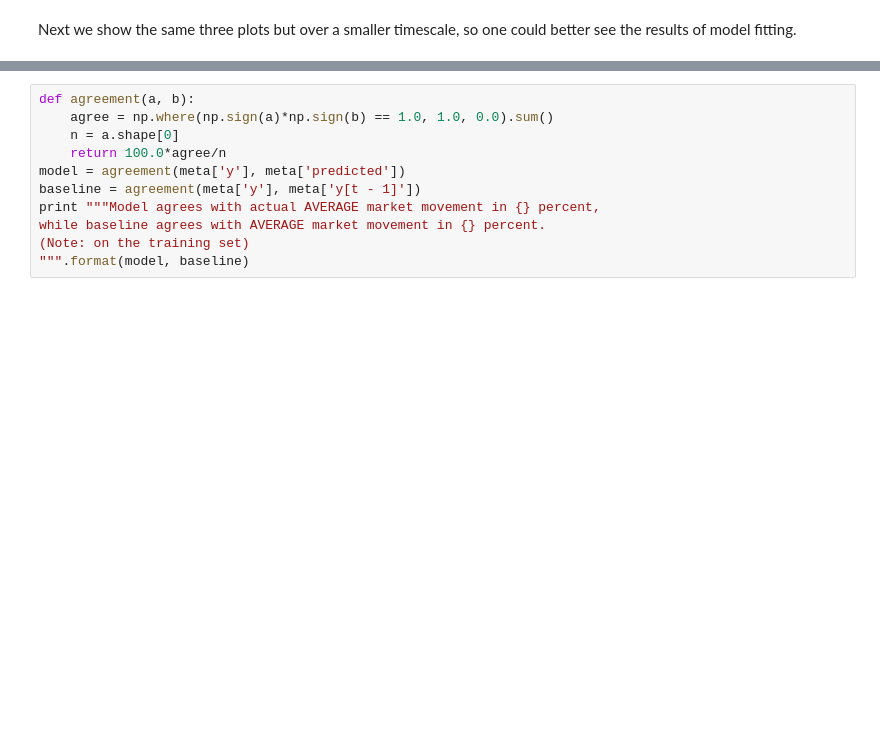
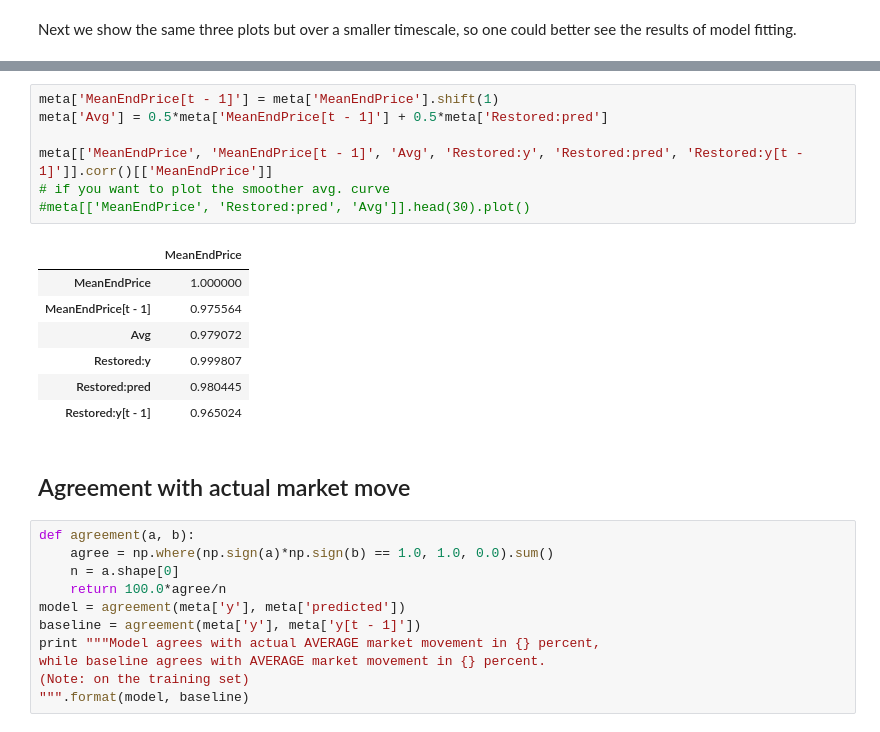
Before and after one commit to Originate/dbg-pds-tensorflow-demo, a Jupyter notebook: notebooks/supporting/simple-linear-model.ipynb, the cells around one changed output, grey strips where cells are left out. Drawn from its saved outputs; the diff is of its cells as text; blank space fills up the shorter version.

```diff
--- a/notebooks/supporting/simple-linear-model.ipynb
+++ b/notebooks/supporting/simple-linear-model.ipynb
@@ -270,3 +282,20 @@ meta[['MeanEndPrice', 'Restored:y', 'Restored:pred', 'Restored:y[t - 1]']].corr(
+# %%
+meta['MeanEndPrice[t - 1]'] = meta['MeanEndPrice'].shift(1)
+meta['Avg'] = 0.5*meta['MeanEndPrice[t - 1]'] + 0.5*meta['Restored:pred']
+
+meta[['MeanEndPrice', 'MeanEndPrice[t - 1]', 'Avg', 'Restored:y', 'Restored:pred', 'Restored:y[t - 1]']].corr()[['MeanEndPrice']]
+# if you want to plot the smoother avg. curve
+#meta[['MeanEndPrice', 'Restored:pred', 'Avg']].head(30).plot()
+# %% [output]
+|  | MeanEndPrice |
+| MeanEndPrice | 1.000000 |
+| MeanEndPrice[t - 1] | 0.975564 |
+| Avg | 0.979072 |
+| Restored:y | 0.999807 |
+| Restored:pred | 0.980445 |
+| Restored:y[t - 1] | 0.965024 |
+# %% [markdown]
+## Agreement with actual market move
 # %%
 def agreement(a, b):
     agree = np.where(np.sign(a)*np.sign(b) == 1.0, 1.0, 0.0).sum()
```
Also changed, not shown: parts of 8 cells of this notebook.
